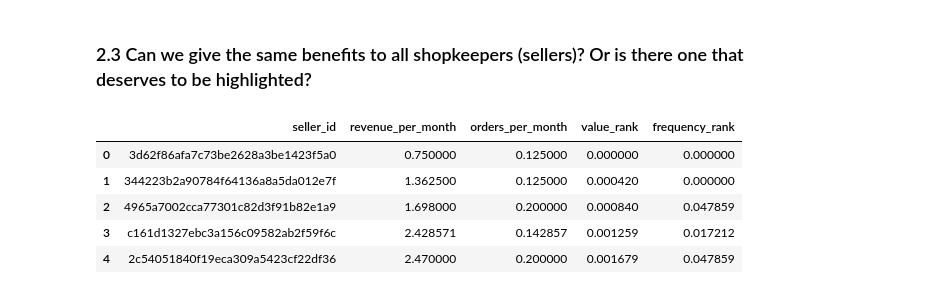
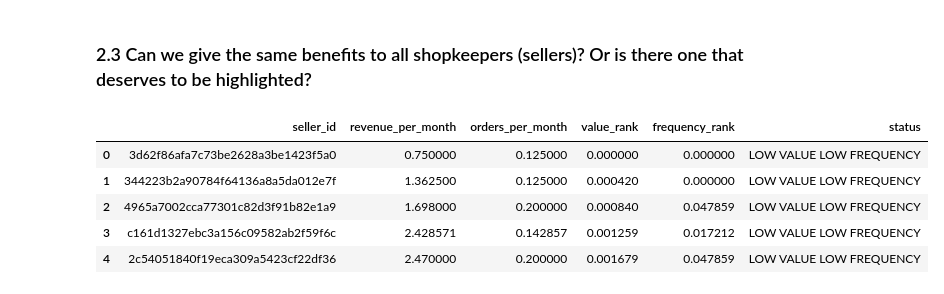
Before and after one commit to pauloreis-ds/olist, a Jupyter notebook: business_questions_insights/notebooks/1.1-pr-data-analysis-full-postgresql-challenge.ipynb, the cells around one changed output. Saved outputs shown, nothing was run; the diff lists cells and outputs as text; code cells hidden in the pictures.

```diff
--- a/business_questions_insights/notebooks/1.1-pr-data-analysis-full-postgresql-challenge.ipynb
+++ b/business_questions_insights/notebooks/1.1-pr-data-analysis-full-postgresql-challenge.ipynb
@@ -476,33 +476,43 @@ plt.show()
 # %%
 initial_date = date(2018, 1, 1)
 final_date = date(2018, 10, 1)
 sellers_rank_abt_query = f'''
+SELECT *,
+       CASE WHEN percent_revenue <= 0.5 AND percent_orders <= 0.5 THEN 'LOW VALUE LOW FREQUENCY'
+       WHEN percent_revenue > 0.5 AND percent_orders <= 0.5 THEN 'HIGH VALUE'
+       WHEN percent_revenue <= 0.5 AND percent_orders > 0.5 THEN 'HIGH FREQUENCY'
+       WHEN percent_revenue < 0.9 AND percent_orders < 0.9 THEN 'PRODUCTIVE'
+       WHEN percent_revenue > 0.9 AND percent_orders > 0.9 THEN 'SUPER PRODUCTIVE'
+       ELSE 'PRODUCTIVE'
+       END AS segment_value_frequency
+FROM (
     SELECT seller_id,
            total_revenue/months_since_first_sale AS revenue_per_month,
            orders_quantity/months_since_first_sale AS orders_per_month,
            PERCENT_RANK() OVER (ORDER BY (total_revenue/months_since_first_sale)) AS percent_revenue,
            PERCENT_RANK() OVER (ORDER BY (orders_quantity/months_since_first_sale)) AS percent_orders
     FROM (
         SELECT seller_id,
                SUM(price) AS total_revenue,
                COUNT(orders.order_id) AS orders_quantity,
                DATE_PART('month', AGE(DATE('{final_date}'), MIN(order_approved_at))) AS months_since_first_sale
         FROM orders LEFT JOIN order_items ON orders.order_id = order_items.order_id
         WHERE order_approved_at BETWEEN DATE('{initial_date}') AND DATE('{final_date}') AND
               seller_id IS NOT NULL
         GROUP BY seller_id
     ) AS percent_rank_segment
+) AS segment_class
 '''
-columns = ['seller_id', 'revenue_per_month', 'orders_per_month', 'value_rank', 'frequency_rank']
+columns = ['seller_id', 'revenue_per_month', 'orders_per_month', 'value_rank', 'frequency_rank', 'status']
 sellers_rank_abt = to_pandas(bd_execute(sellers_rank_abt_query), columns)
 sellers_rank_abt.head(5)
 # %% [output]
-|  | seller_id | revenue_per_month | orders_per_month | value_rank | frequency_rank |
-| 0 | 3d62f86afa7c73be2628a3be1423f5a0 | 0.750000 | 0.125000 | 0.000000 | 0.000000 |
-| 1 | 344223b2a90784f64136a8a5da012e7f | 1.362500 | 0.125000 | 0.000420 | 0.000000 |
-| 2 | 4965a7002cca77301c82d3f91b82e1a9 | 1.698000 | 0.200000 | 0.000840 | 0.047859 |
-| 3 | c161d1327ebc3a156c09582ab2f59f6c | 2.428571 | 0.142857 | 0.001259 | 0.017212 |
-| 4 | 2c54051840f19eca309a5423cf22df36 | 2.470000 | 0.200000 | 0.001679 | 0.047859 |
+|  | seller_id | revenue_per_month | orders_per_month | value_rank | frequency_rank | status |
+| 0 | 3d62f86afa7c73be2628a3be1423f5a0 | 0.750000 | 0.125000 | 0.000000 | 0.000000 | LOW VALUE LOW FREQUENCY |
+| 1 | 344223b2a90784f64136a8a5da012e7f | 1.362500 | 0.125000 | 0.000420 | 0.000000 | LOW VALUE LOW FREQUENCY |
+| 2 | 4965a7002cca77301c82d3f91b82e1a9 | 1.698000 | 0.200000 | 0.000840 | 0.047859 | LOW VALUE LOW FREQUENCY |
+| 3 | c161d1327ebc3a156c09582ab2f59f6c | 2.428571 | 0.142857 | 0.001259 | 0.017212 | LOW VALUE LOW FREQUENCY |
+| 4 | 2c54051840f19eca309a5423cf22df36 | 2.470000 | 0.200000 | 0.001679 | 0.047859 | LOW VALUE LOW FREQUENCY |
 # %%
 write_query(f"../sql_queries/sellers_rank_abt_query", sellers_rank_abt_query)
 print(read_query(f"../sql_queries/sellers_rank_abt_query.sql"))
```
Also changed, not shown: parts of 3 cells of this notebook, 1 other file.
